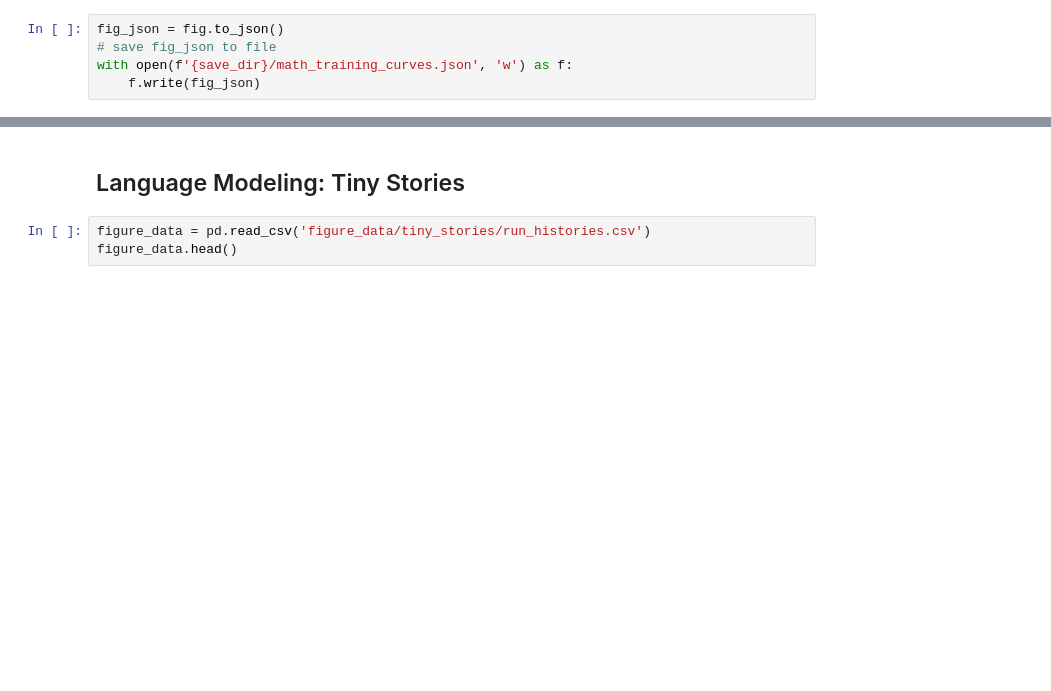
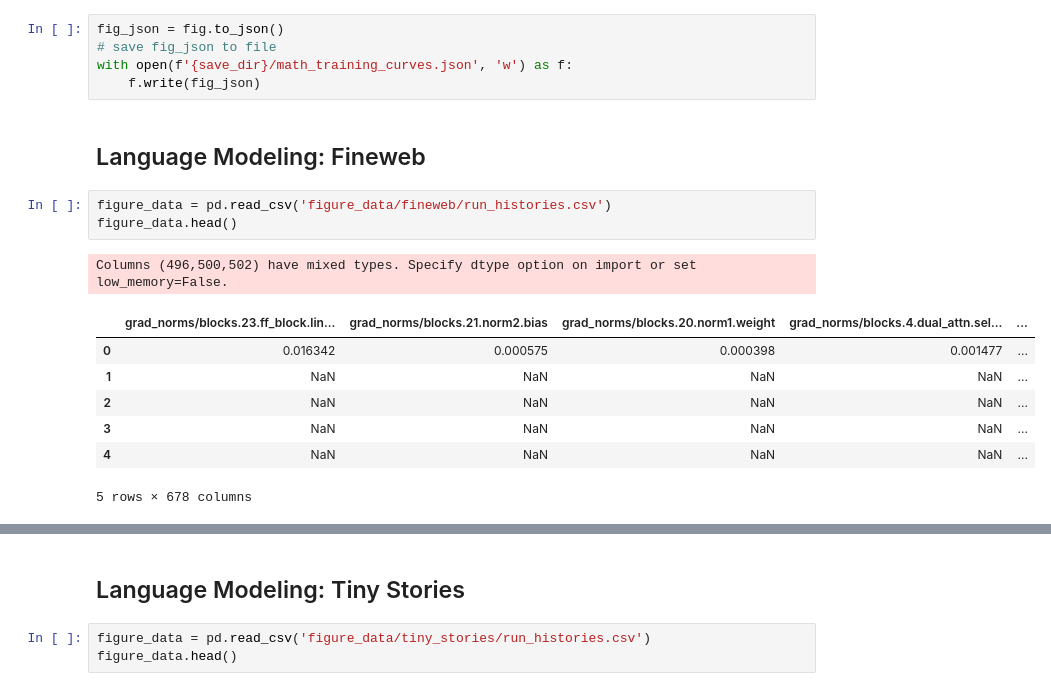
Before and after one commit to Awni00/abstract_transformer, a Jupyter notebook: figure_generation/figure_generation_plotly.ipynb, the cells around one changed output, grey strips where cells are left out. Saved outputs shown, nothing was run; the diff lists cells and outputs as text; blank space fills up the shorter version.

```diff
--- a/figure_generation/figure_generation_plotly.ipynb
+++ b/figure_generation/figure_generation_plotly.ipynb
@@ -369,3 +369,17 @@ fig_json = fig.to_json()
 # save fig_json to file
 with open(f'{save_dir}/math_training_curves.json', 'w') as f:
     f.write(fig_json)
+# %% [markdown]
+## Language Modeling: Fineweb
+# %%
+figure_data = pd.read_csv('figure_data/fineweb/run_histories.csv')
+figure_data.head()
+# %% [output]
+Columns (496,500,502) have mixed types. Specify dtype option on import or set low_memory=False.
+|  | grad_norms/blocks.23.ff_block.lin... | grad_norms/blocks.21.norm2.bias | grad_norms/blocks.20.norm1.weight | grad_norms/blocks.4.dual_attn.sel... | ... |
+| 0 | 0.016342 | 0.000575 | 0.000398 | 0.001477 | ... |
+| 1 | NaN | NaN | NaN | NaN | ... |
+| 2 | NaN | NaN | NaN | NaN | ... |
+| 3 | NaN | NaN | NaN | NaN | ... |
+| 4 | NaN | NaN | NaN | NaN | ... |
+5 rows × 678 columns
```
Also changed, not shown: parts of 5 cells of this notebook.
